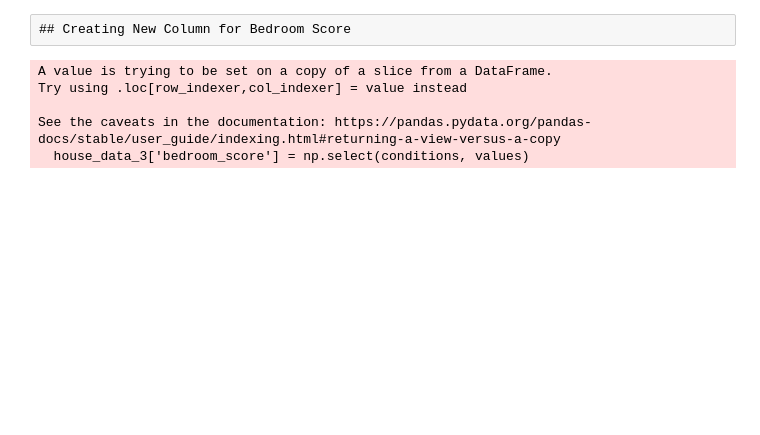
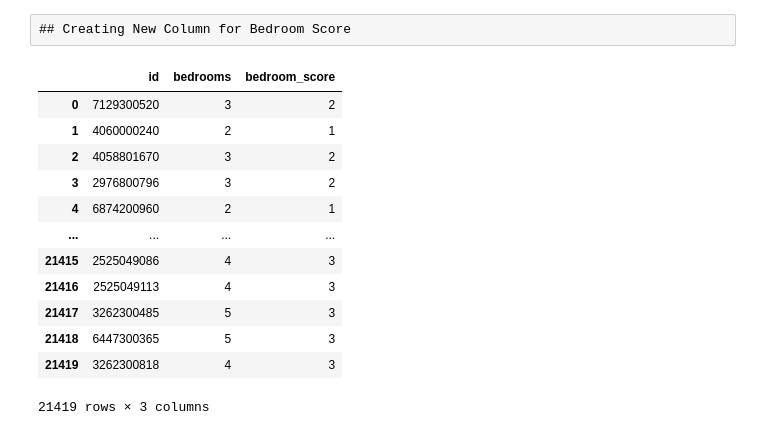
Before and after one commit to BryanKeating/BRB_Real_Esatate_Modeling, a Jupyter notebook: school_rankings_WA.ipynb, the cells around one changed output. Cells and saved outputs as stored; diff of their text form; code cells hidden in the pictures; blank space fills up the shorter version.

```diff
--- a/school_rankings_WA.ipynb
+++ b/school_rankings_WA.ipynb
@@ -340,0 +325,2 @@ house_data_3
+# %%
+house_data_4 = pd.DataFrame(house_data_3[['id','bedrooms']])
@@ -344,17 +346,28 @@ house_data_3
 ## Creating New Column for Bedroom Score
 # %%
 conditions = [
-    (house_data_3['bedrooms'] <= 2),
-    (house_data_3['bedrooms'] > 2),
-    (house_data_3['bedrooms'] > 3),
+    (house_data_4['bedrooms'] <= 1),
+    (house_data_4['bedrooms'] == 2),
+    (house_data_4['bedrooms'] > 2) & (house_data_4['bedrooms'] <= 3 ),
+    (house_data_4['bedrooms'] > 3),
     ]
 
-values = ['0', '1', '2']
+values = ['0', '1', '2', '3']
 
-house_data_3['bedroom_score'] = np.select(conditions, values)
+house_data_4['bedroom_score'] = np.select(conditions, values)
-# %% [output]
-A value is trying to be set on a copy of a slice from a DataFrame.
-Try using .loc[row_indexer,col_indexer] = value instead
-
-See the caveats in the documentation: https://pandas.pydata.org/pandas-docs/stable/user_guide/indexing.html#returning-a-view-versus-a-copy
-  house_data_3['bedroom_score'] = np.select(conditions, values)
+# %%
+house_data_4
+# %% [output]
+|  | id | bedrooms | bedroom_score |
+| 0 | 7129300520 | 3 | 2 |
+| 1 | 4060000240 | 2 | 1 |
+| 2 | 4058801670 | 3 | 2 |
+| 3 | 2976800796 | 3 | 2 |
+| 4 | 6874200960 | 2 | 1 |
+| ... | ... | ... | ... |
+| 21415 | 2525049086 | 4 | 3 |
+| 21416 | 2525049113 | 4 | 3 |
+| 21417 | 3262300485 | 5 | 3 |
+| 21418 | 6447300365 | 5 | 3 |
+| 21419 | 3262300818 | 4 | 3 |
+21419 rows × 3 columns
```
Also changed, not shown: parts of 2 cells of this notebook.
